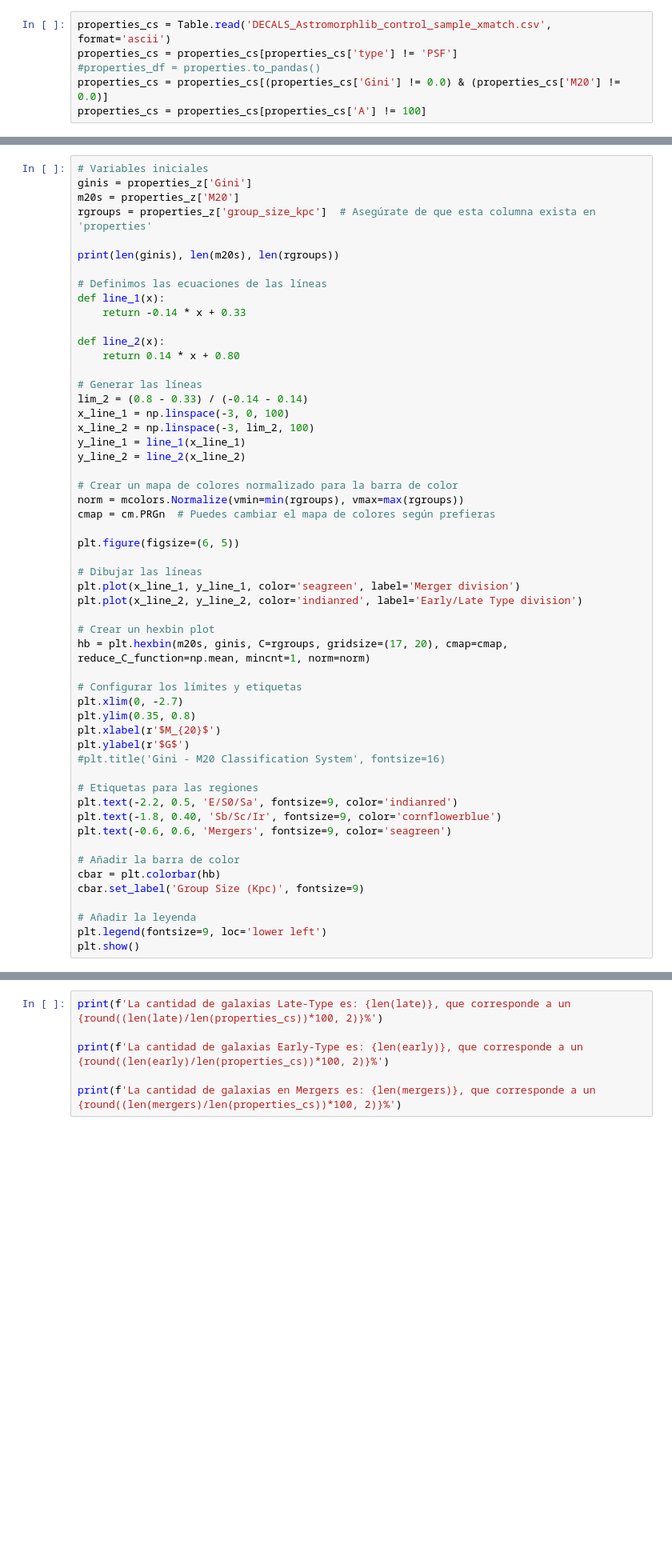
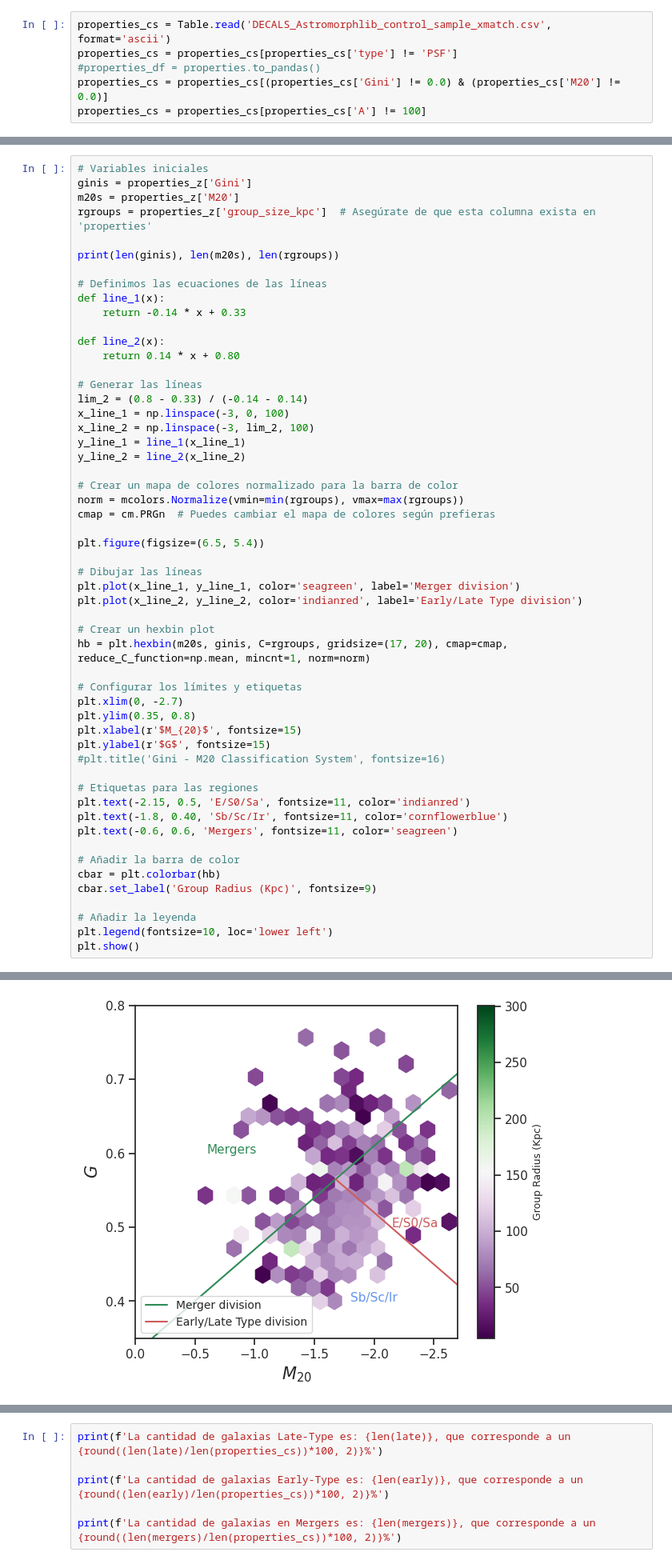
Before and after one commit to Siortiz/Astromorphlib-SFCGs, a Jupyter notebook: Astromorphlib_SFCGs.ipynb, the cells around one changed output, grey strips where cells are left out. Shown at 80% size. Cells and saved outputs as stored; diff of their text form; blank space fills up the shorter version.

```diff
--- a/Astromorphlib_SFCGs.ipynb
+++ b/Astromorphlib_SFCGs.ipynb
@@ -395,7 +470,7 @@ y_line_2 = line_2(x_line_2)
 norm = mcolors.Normalize(vmin=min(rgroups), vmax=max(rgroups))
 cmap = cm.PRGn  # Puedes cambiar el mapa de colores según prefieras
 
-plt.figure(figsize=(6, 5))
+plt.figure(figsize=(6.5, 5.4))
 
 # Dibujar las líneas
 plt.plot(x_line_1, y_line_1, color='seagreen', label='Merger division')
@@ -407,19 +482,20 @@ hb = plt.hexbin(m20s, ginis, C=rgroups, gridsize=(17, 20), cmap=cmap, reduce_C_f
 # Configurar los límites y etiquetas
 plt.xlim(0, -2.7)
 plt.ylim(0.35, 0.8)
-plt.xlabel(r'$M_{20}$')
-plt.ylabel(r'$G$')
+plt.xlabel(r'$M_{20}$', fontsize=15)
+plt.ylabel(r'$G$', fontsize=15)
 #plt.title('Gini - M20 Classification System', fontsize=16)
 
 # Etiquetas para las regiones
-plt.text(-2.2, 0.5, 'E/S0/Sa', fontsize=9, color='indianred')
-plt.text(-1.8, 0.40, 'Sb/Sc/Ir', fontsize=9, color='cornflowerblue')
-plt.text(-0.6, 0.6, 'Mergers', fontsize=9, color='seagreen')
+plt.text(-2.15, 0.5, 'E/S0/Sa', fontsize=11, color='indianred')
+plt.text(-1.8, 0.40, 'Sb/Sc/Ir', fontsize=11, color='cornflowerblue')
+plt.text(-0.6, 0.6, 'Mergers', fontsize=11, color='seagreen')
 
 # Añadir la barra de color
 cbar = plt.colorbar(hb)
-cbar.set_label('Group Size (Kpc)', fontsize=9)
+cbar.set_label('Group Radius (Kpc)', fontsize=9)
 
 # Añadir la leyenda
-plt.legend(fontsize=9, loc='lower left')
+plt.legend(fontsize=10, loc='lower left')
 plt.show()
+# %% [output]
@@ -426,3 +503,4 @@ plt.show()
+[figure, added]
 # %%
 def bootstrap_median_error(data, n_bootstrap=1000, ci=68):
     """
```
Also changed, not shown: parts of 37 cells of this notebook, 1 other file.
